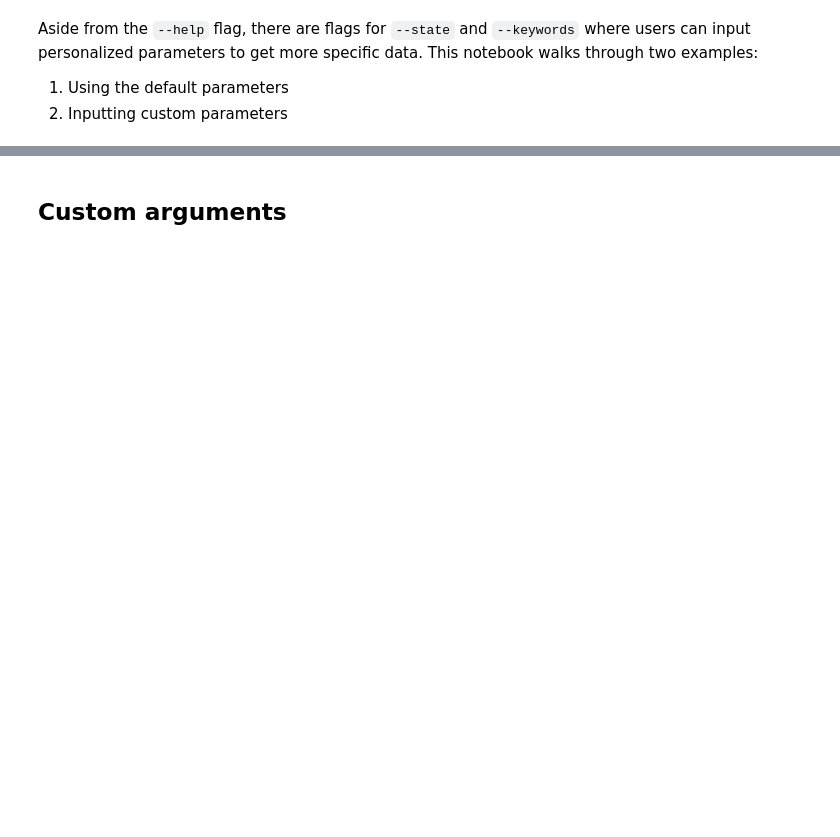
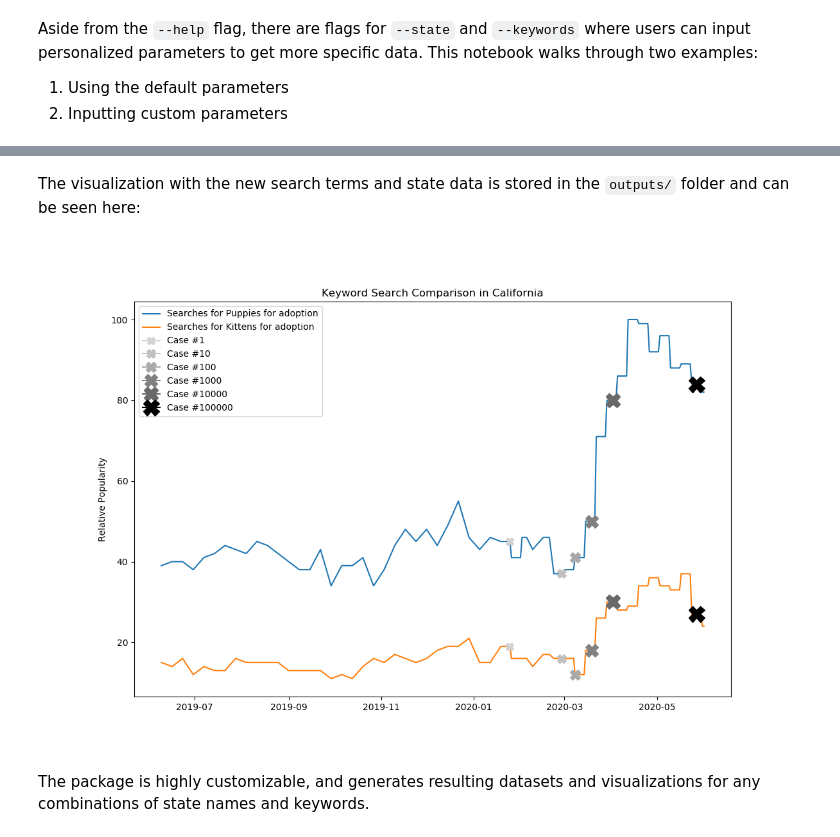
Before and after one commit to TaraWilson17/CoronavirusLifestyleImpacts, a Jupyter notebook: examples/example_of_coronavirus_lifestyle_impacts_package.ipynb, the cells around one changed output, grey strips where cells are left out. Drawn from its saved outputs; the diff is of its cells as text; code cells hidden in the pictures; blank space fills up the shorter version.

```diff
--- a/examples/example_of_coronavirus_lifestyle_impacts_package.ipynb
+++ b/examples/example_of_coronavirus_lifestyle_impacts_package.ipynb
@@ -68,2 +128,0 @@ output_data.head()
-# %% [markdown]
-## Custom arguments
@@ -72,2 +129,6 @@ output_data.head()
+# %% [markdown]
+The visualization with the new search terms and state data is stored in the `outputs/` folder and can be seen here:
 # %%
-Image(filename="/outputs/California_coronavirus_trend_impacts.png")
+Image(filename="./outputs/California_coronavirus_trend_impacts.png")
+# %% [output]
+[figure, added]
@@ -76,0 +135,2 @@ output_data.head()
+# %% [markdown]
+The package is highly customizable, and generates resulting datasets and visualizations for any combinations of state names and keywords.
```
Also changed, not shown: parts of 17 cells of this notebook.
